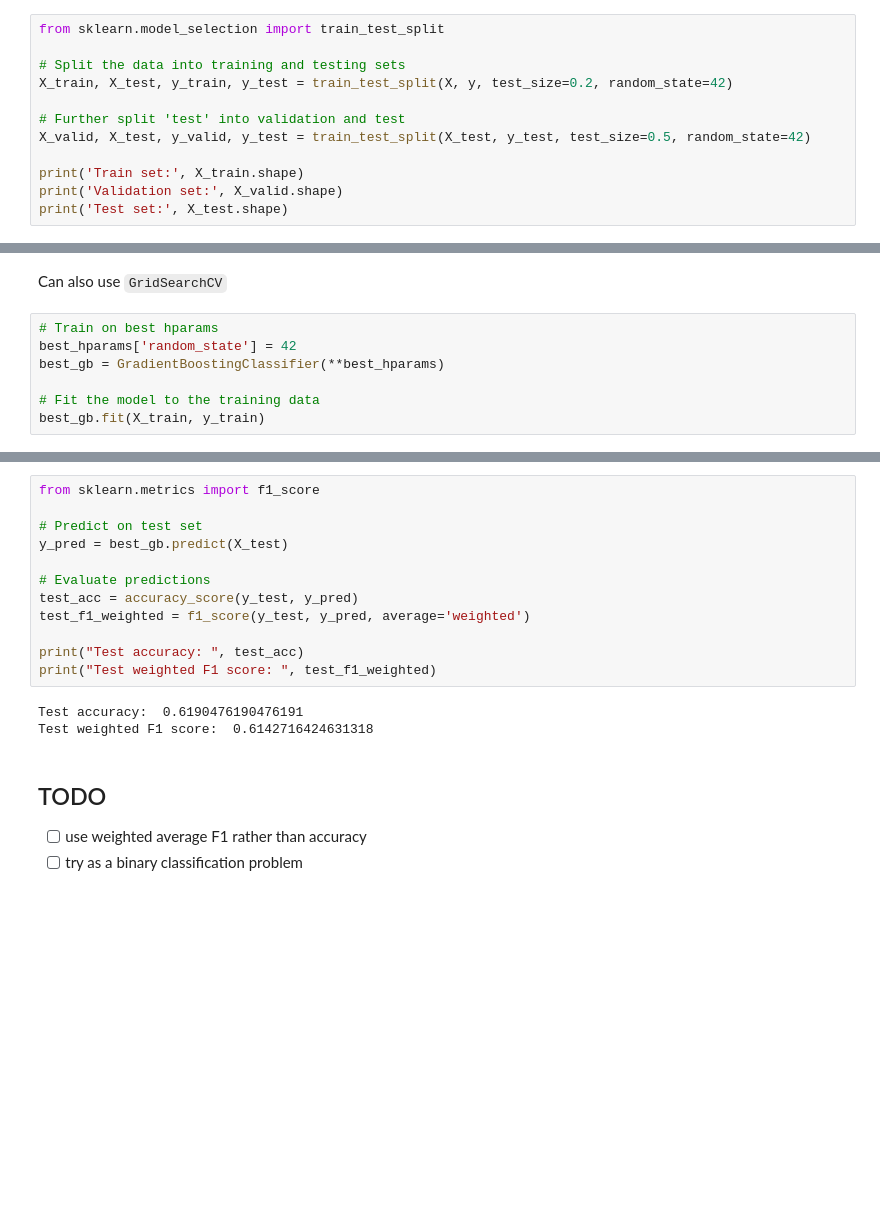
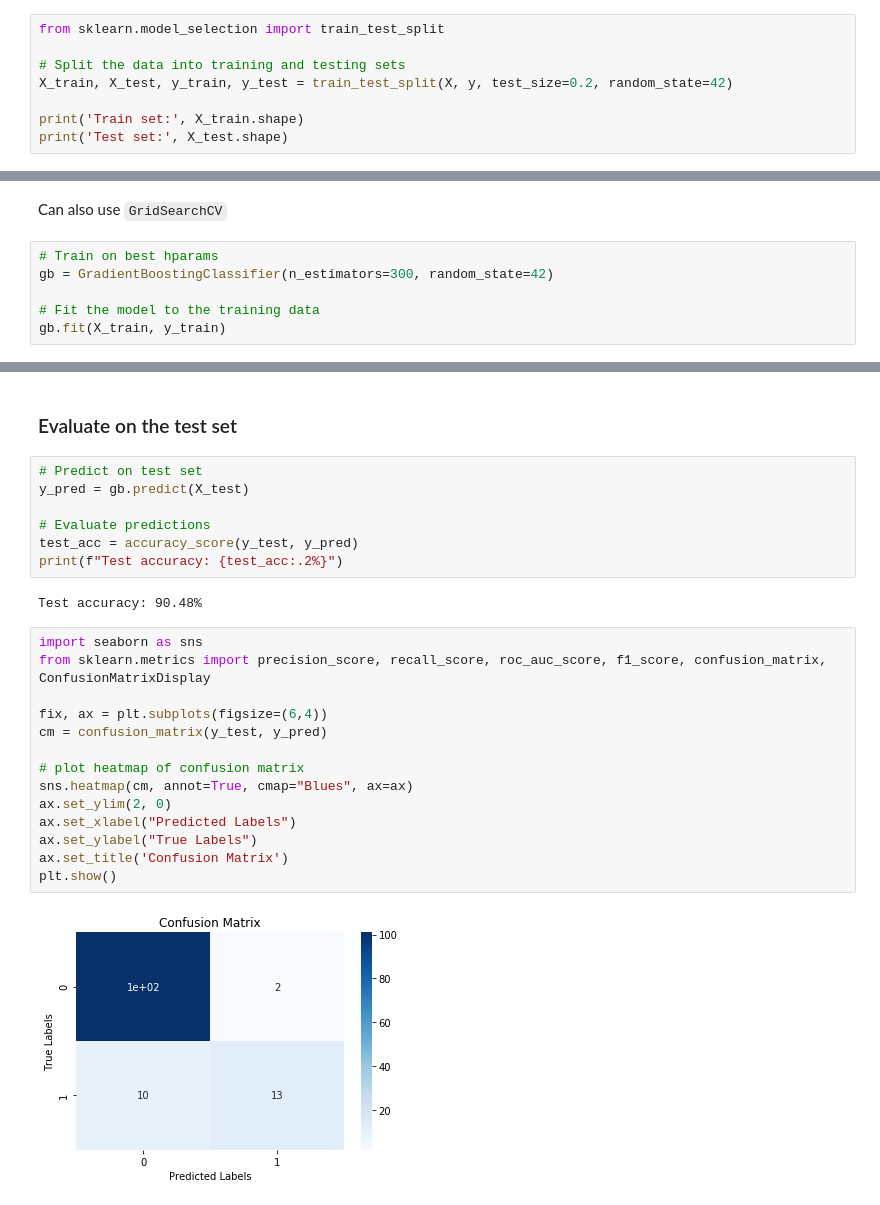
Before and after one commit to grantgasser/Alzheimers-Prediction, a Jupyter notebook: Refactored_Approach_2023.ipynb, the cells around one changed output, grey strips where cells are left out. Cells and saved outputs as stored; diff of their text form; blank space fills up the shorter version.

Commit message:
Finish refactor. TODO: update readme

```diff
--- a/Refactored_Approach_2023.ipynb
+++ b/Refactored_Approach_2023.ipynb
@@ -256,11 +278,7 @@ from sklearn.model_selection import train_test_split
 # Split the data into training and testing sets
 X_train, X_test, y_train, y_test = train_test_split(X, y, test_size=0.2, random_state=42)
 
-# Further split 'test' into validation and test
-X_valid, X_test, y_valid, y_test = train_test_split(X_test, y_test, test_size=0.5, random_state=42)
-
 print('Train set:', X_train.shape)
-print('Validation set:', X_valid.shape)
 print('Test set:', X_test.shape)
 # %% [output]
 Train set: (502, 20)
@@ -461,10 +448,9 @@ New best accuracy: 79.37% with params: {'learning_rate': 0.2, 'n_estimators': 30
 Can also use `GridSearchCV`
 # %%
 # Train on best hparams
-best_hparams['random_state'] = 42
-best_gb = GradientBoostingClassifier(**best_hparams)
+gb = GradientBoostingClassifier(n_estimators=300, random_state=42)
 
 # Fit the model to the training data
-best_gb.fit(X_train, y_train)
+gb.fit(X_train, y_train)
 # %% [output]
 GradientBoostingClassifier(ccp_alpha=0.0, criterion='friedman_mse', init=None,
@@ -477,22 +463,30 @@ GradientBoostingClassifier(ccp_alpha=0.0, criterion='friedman_mse', init=None,
                            random_state=42, subsample=1.0, tol=0.0001,
                            validation_fraction=0.1, verbose=0,
                            warm_start=False)
+# %% [markdown]
+### Evaluate on the test set
 # %%
-from sklearn.metrics import f1_score
-
 # Predict on test set
-y_pred = best_gb.predict(X_test)
+y_pred = gb.predict(X_test)
 
 # Evaluate predictions
 test_acc = accuracy_score(y_test, y_pred)
-test_f1_weighted = f1_score(y_test, y_pred, average='weighted')
-
-print("Test accuracy: ", test_acc)
-print("Test weighted F1 score: ", test_f1_weighted)
+print(f"Test accuracy: {test_acc:.2%}")
 # %% [output]
-Test accuracy:  0.6190476190476191
-Test weighted F1 score:  0.6142716424631318
+Test accuracy: 90.48%
-# %% [markdown]
-## TODO
-- [ ] use weighted average F1 rather than accuracy
-- [ ] try as a binary classification problem
+# %%
+import seaborn as sns
+from sklearn.metrics import precision_score, recall_score, roc_auc_score, f1_score, confusion_matrix, ConfusionMatrixDisplay
+
+fix, ax = plt.subplots(figsize=(6,4))
+cm = confusion_matrix(y_test, y_pred)
+
+# plot heatmap of confusion matrix
+sns.heatmap(cm, annot=True, cmap="Blues", ax=ax)
+ax.set_ylim(2, 0)
+ax.set_xlabel("Predicted Labels")
+ax.set_ylabel("True Labels")
+ax.set_title('Confusion Matrix')
+plt.show()
+# %% [output]
+[figure, added]
```
Also changed, not shown: parts of 39 cells of this notebook.
